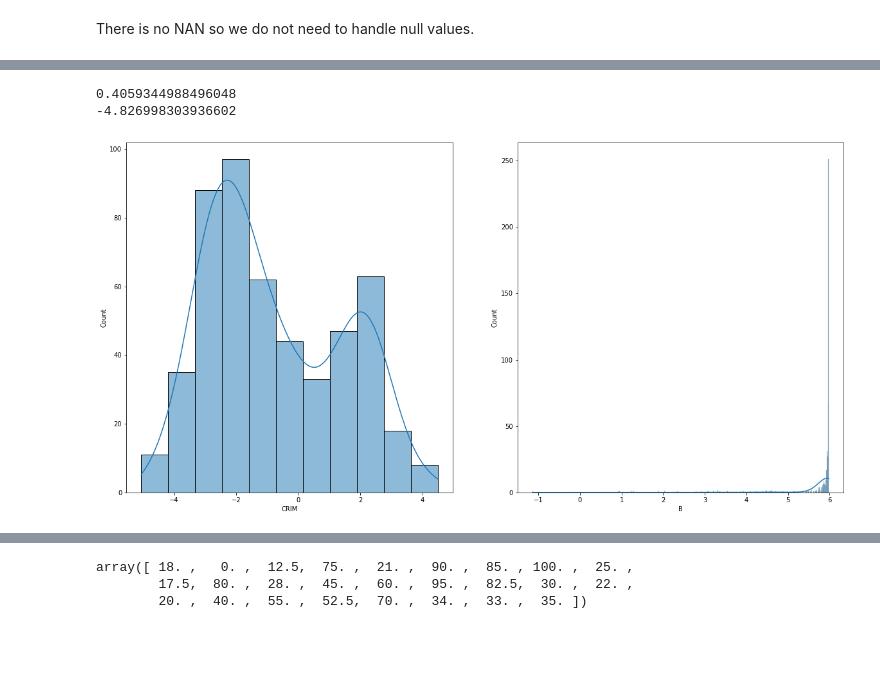
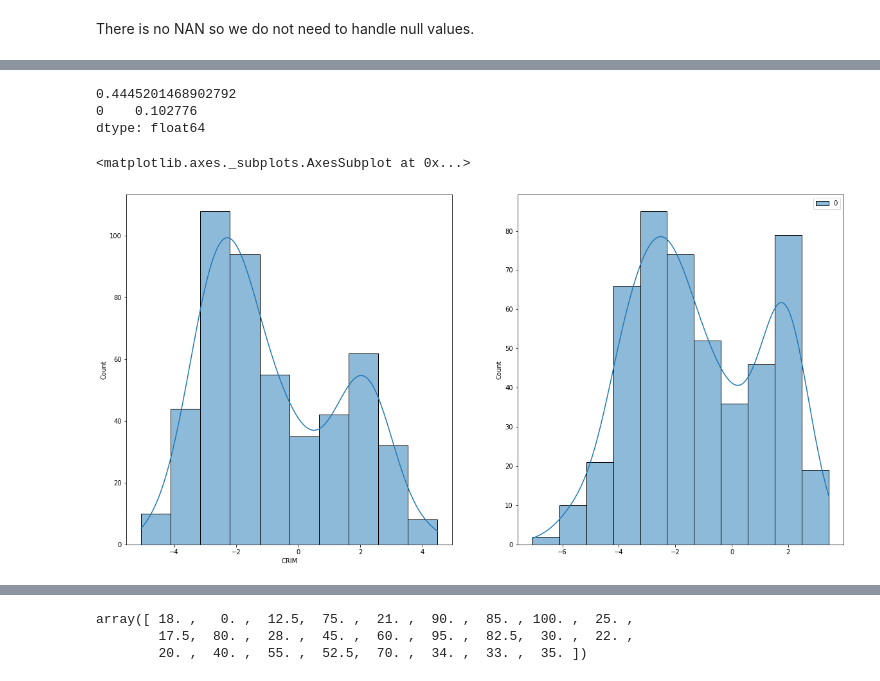
Before and after one commit to Yena-Ahn/Machine-Learning-Study, a Jupyter notebook: boston_housing/boston_housing_update.ipynb, the cells around one changed output, grey strips where cells are left out. Saved outputs shown, nothing was run; the diff lists cells and outputs as text; code cells hidden in the pictures; blank space fills up the shorter version.

```diff
--- a/boston_housing/boston_housing_update.ipynb
+++ b/boston_housing/boston_housing_update.ipynb
@@ -146,3 +90,6 @@ dtypes: float64(14)
 memory usage: 55.5 KB
 # %% [markdown]
 There is no NAN so we do not need to handle null values.
+# %%
+all_data = all_data[all_data['MEDV']<50]
+all_data
@@ -176 +137,8 @@ MEDV       1.108098
 dtype: float64
+# %%
+for col in all_data.columns:
+  if np.abs(all_data[col].skew()) > 0.5 and col not in ['ZN', 'CHAS', 'B', 'MEDV', 'AGE', 'PTRATIO', 'LSTAT', 'CRIM']:
+    all_data[col] = np.log(all_data[col])
+# %%
+all_data['LSTAT'] = np.log1p(all_data['LSTAT'])
+all_data.skew()
@@ -177,13 +161,15 @@ dtype: float64
 # %%
-#CRIM B skewness with log
+#boxcox
+from scipy import stats
+df_crim = pd.DataFrame(stats.boxcox(all_data['CRIM'])[0])
+print(np.log(all_data['CRIM']).skew())
+print(df_crim.skew())
 fig, axs = plt.subplots(ncols=2, nrows=1, figsize=(20, 10))
-col = ['CRIM', 'B']
-index = 0
-for i in col:
-    sns.histplot(np.log(all_data[i]), kde=True, ax=axs[index])
-    print(np.log(all_data[i]).skew())
-    index += 1
+sns.histplot(np.log(all_data['CRIM']), kde=True, ax=axs[0])
+sns.histplot(df_crim, kde=True, ax=axs[1])
 # %% [output]
-0.4059344988496048
--4.826998303936602
+0.4445201468902792
+0    0.102776
+dtype: float64
+<matplotlib.axes._subplots.AxesSubplot at 0x...>
-[figure, old version]
+[figure, new version]
```
Also changed, not shown: parts of 57 cells of this notebook.
